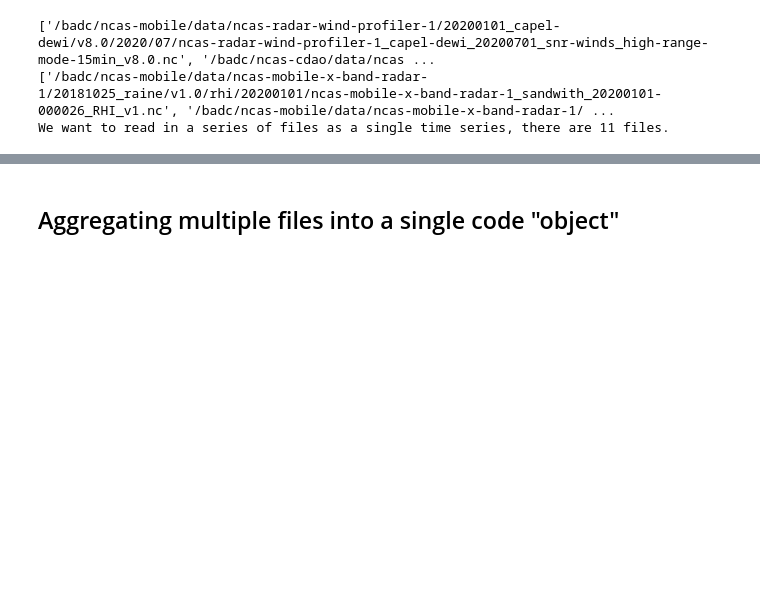
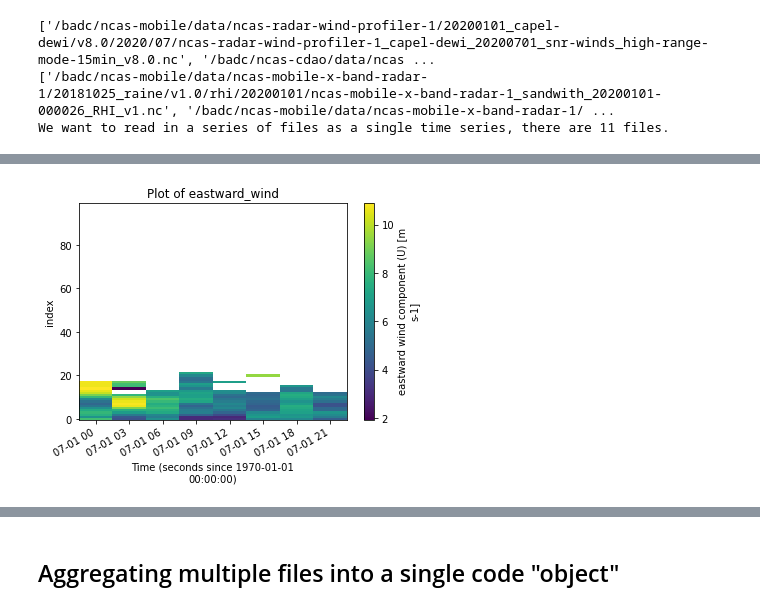
Before and after one commit to agstephens/ncas-obs-sprint-feb-22, a Jupyter notebook: notebooks/ncas-obs-sprinter.ipynb, the cells around one changed output, grey strips where cells are left out. Drawn from its saved outputs; the diff is of its cells as text; code cells hidden in the pictures; blank space fills up the shorter version.

```diff
--- a/notebooks/ncas-obs-sprinter.ipynb
+++ b/notebooks/ncas-obs-sprinter.ipynb
@@ -202,6 +202,7 @@ varid = "eastward_wind"
 show_vars(wp)
 print()
 show_vars(mst)
-freq = "10min" # 10 minutes
+freq = "3h" # 10 minutes
 method = "mean"
 plot_var(wp, varid, freq, method)
+# %% [output]
@@ -208,2 +213,3 @@ plot_var(wp, varid, freq, method)
+[figure, added]
 # %%
 plot_var(mst, varid, freq, method)
```
Also changed, not shown: parts of 4 cells of this notebook.
